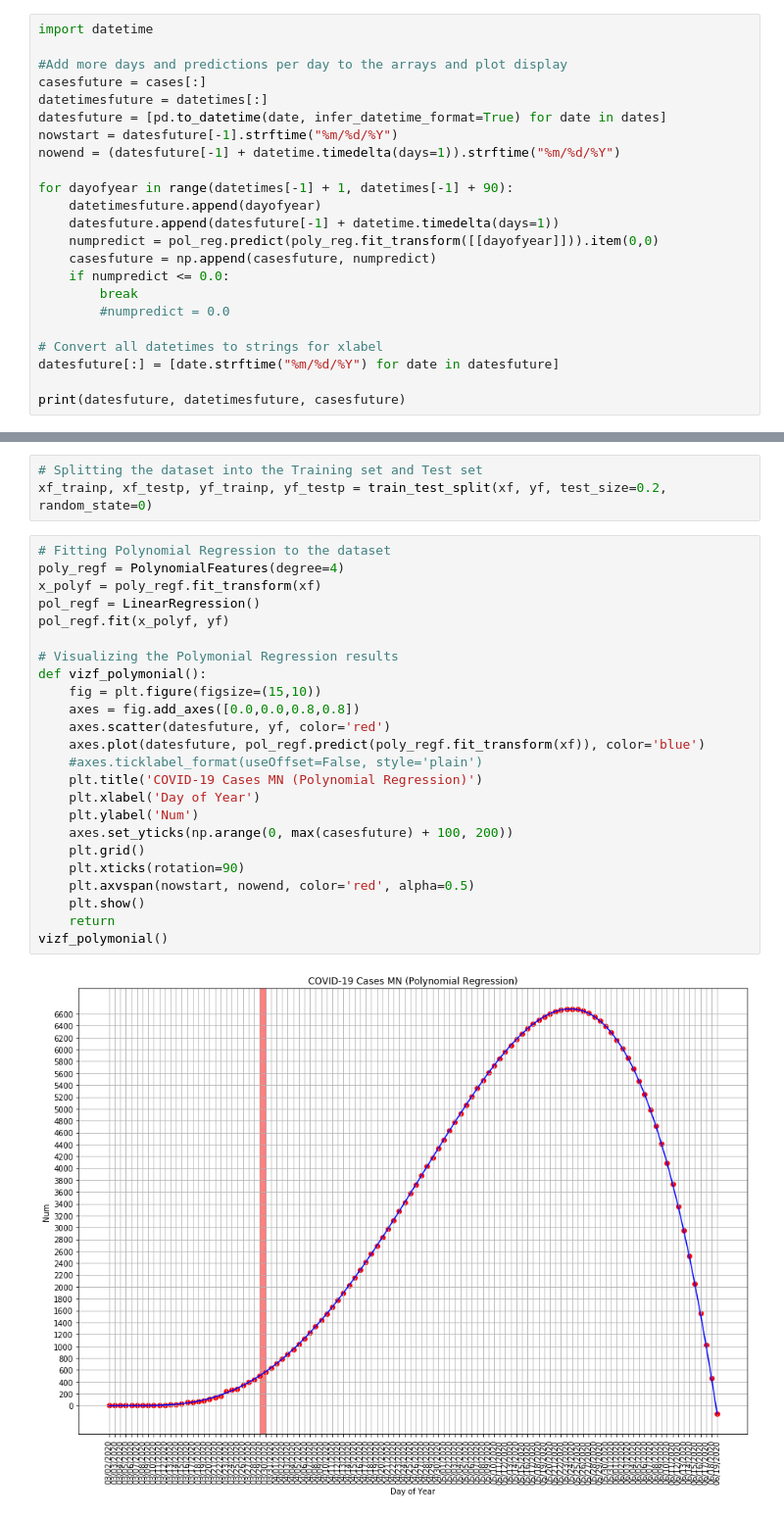
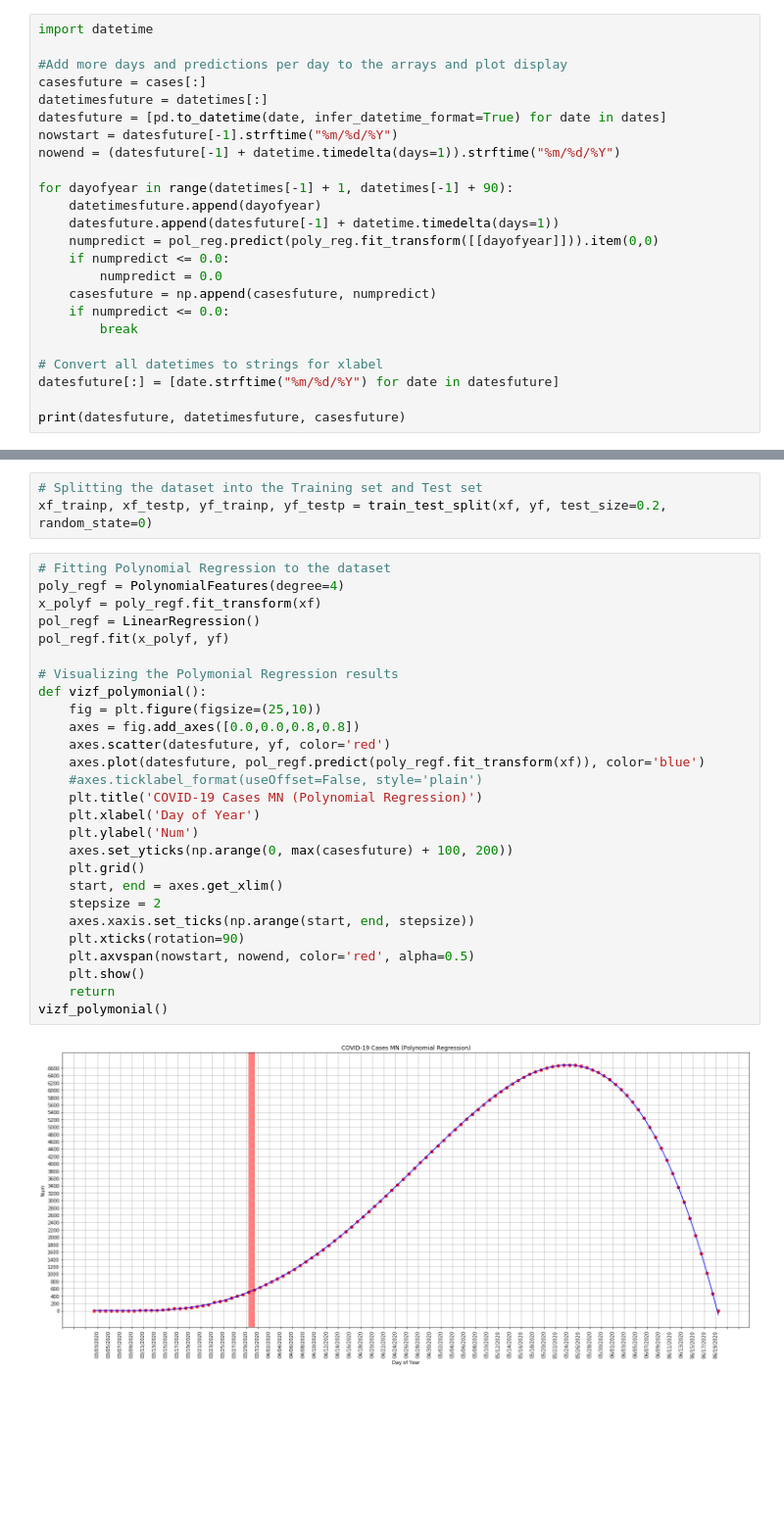
Before and after one commit to fuzzbient/jupyter, a Jupyter notebook: 20200323 COVID Regressions MN.ipynb, the cells around one changed output, grey strips where cells are left out. Shown: that part at 98% size. Drawn from its saved outputs; the diff is of its cells as text; blank space fills up the shorter version.

```diff
--- a/20200323 COVID Regressions MN.ipynb
+++ b/20200323 COVID Regressions MN.ipynb
@@ -136,10 +136,11 @@ for dayofyear in range(datetimes[-1] + 1, datetimes[-1] + 90):
     datetimesfuture.append(dayofyear)
     datesfuture.append(datesfuture[-1] + datetime.timedelta(days=1))
     numpredict = pol_reg.predict(poly_reg.fit_transform([[dayofyear]])).item(0,0)
+    if numpredict <= 0.0:
+        numpredict = 0.0
     casesfuture = np.append(casesfuture, numpredict)
     if numpredict <= 0.0:
         break
-        #numpredict = 0.0
 
 # Convert all datetimes to strings for xlabel
 datesfuture[:] = [date.strftime("%m/%d/%Y") for date in datesfuture]
@@ -176,26 +177,29 @@ xf_trainp, xf_testp, yf_trainp, yf_testp = train_test_split(xf, yf, test_size=0.
 # %%
 # Fitting Polynomial Regression to the dataset
 poly_regf = PolynomialFeatures(degree=4)
 x_polyf = poly_regf.fit_transform(xf)
 pol_regf = LinearRegression()
 pol_regf.fit(x_polyf, yf)
 
 # Visualizing the Polymonial Regression results
 def vizf_polymonial():
-    fig = plt.figure(figsize=(15,10))
+    fig = plt.figure(figsize=(25,10))
     axes = fig.add_axes([0.0,0.0,0.8,0.8])
     axes.scatter(datesfuture, yf, color='red')
     axes.plot(datesfuture, pol_regf.predict(poly_regf.fit_transform(xf)), color='blue')
     #axes.ticklabel_format(useOffset=False, style='plain')
     plt.title('COVID-19 Cases MN (Polynomial Regression)')
     plt.xlabel('Day of Year')
     plt.ylabel('Num')
     axes.set_yticks(np.arange(0, max(casesfuture) + 100, 200))
     plt.grid()
+    start, end = axes.get_xlim()
+    stepsize = 2
+    axes.xaxis.set_ticks(np.arange(start, end, stepsize))
     plt.xticks(rotation=90)
     plt.axvspan(nowstart, nowend, color='red', alpha=0.5)
     plt.show()
     return
 vizf_polymonial()
 # %% [output]
-[figure, old version]
+[figure, new version]
```
Also changed, not shown: parts of 1 cell of this notebook, 1 other file.
